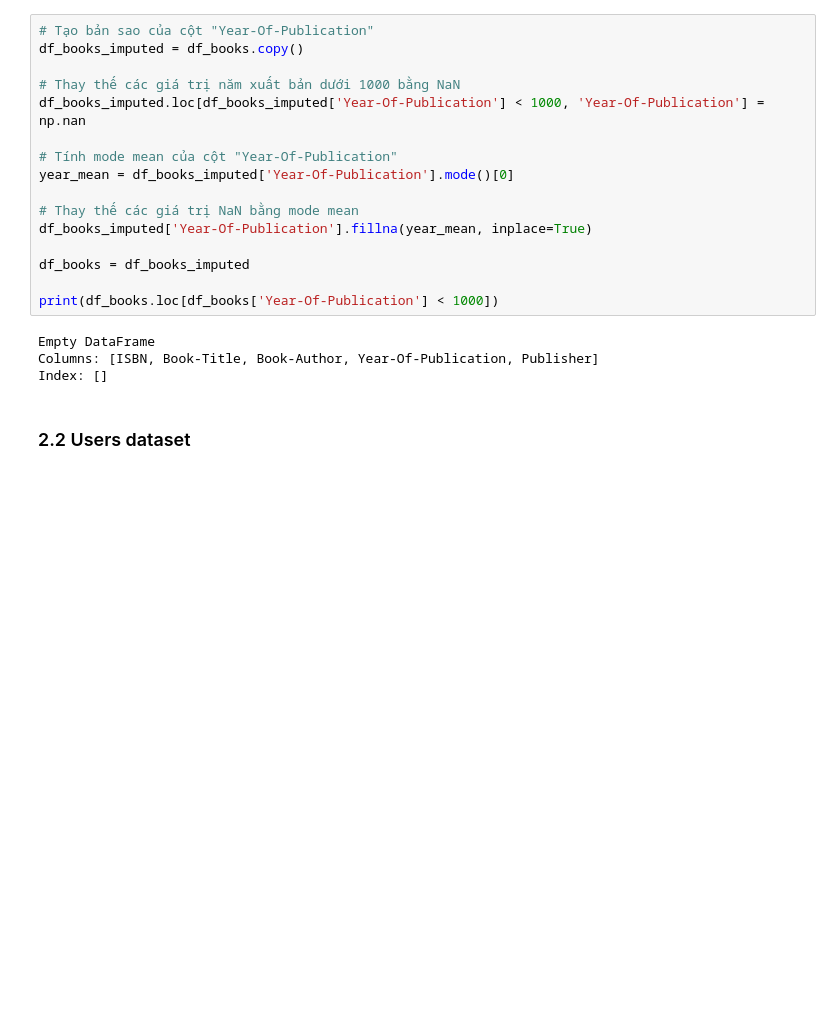
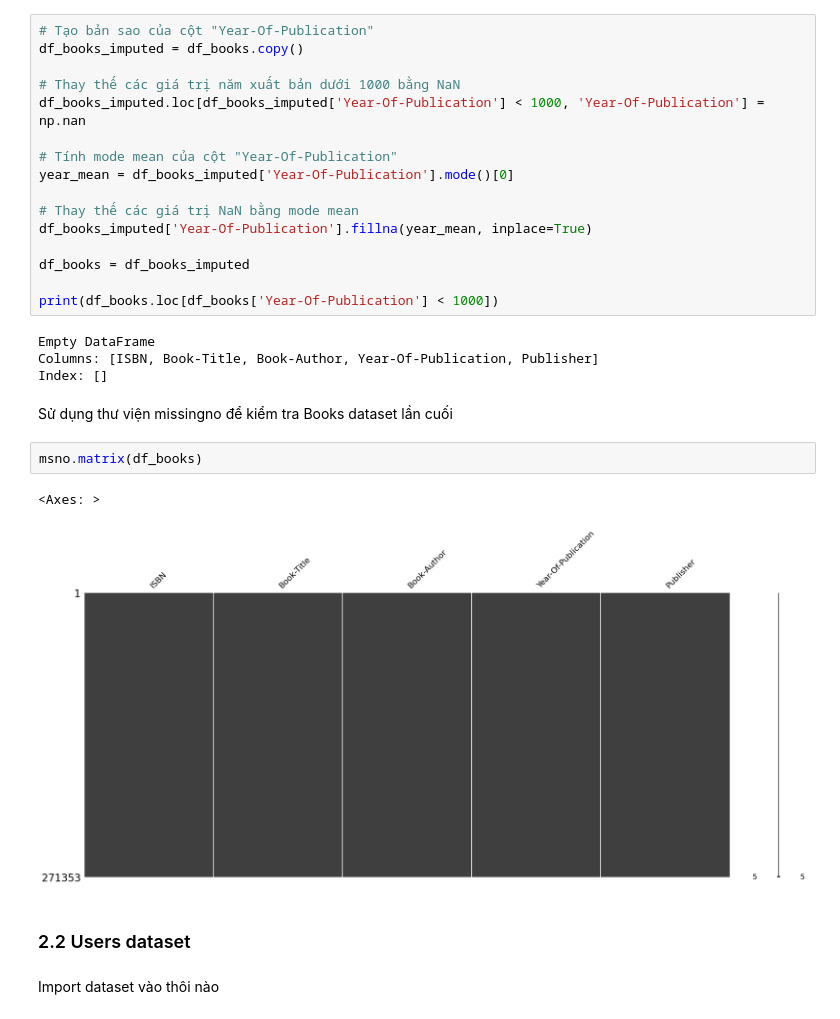
Before and after one commit to kieubaduong/Machine-Learning-self-study, a Jupyter notebook: books_recommendation/content_based_knn.ipynb, the cells around one changed output. Drawn from its saved outputs; the diff is of its cells as text; blank space fills up the shorter version.

```diff
--- a/books_recommendation/content_based_knn.ipynb
+++ b/books_recommendation/content_based_knn.ipynb
@@ -139,5 +140,14 @@ print(df_books.loc[df_books['Year-Of-Publication'] < 1000])
 Empty DataFrame
 Columns: [ISBN, Book-Title, Book-Author, Year-Of-Publication, Publisher]
 Index: []
+# %% [markdown]
+Sử dụng thư viện missingno để kiểm tra Books dataset lần cuối
+# %%
+msno.matrix(df_books)
+# %% [output]
+<Axes: >
+[figure, added]
 # %% [markdown]
 ### 2.2 Users dataset
+# %% [markdown]
+Import dataset vào thôi nào
```
Also changed, not shown: parts of 9 cells of this notebook.
